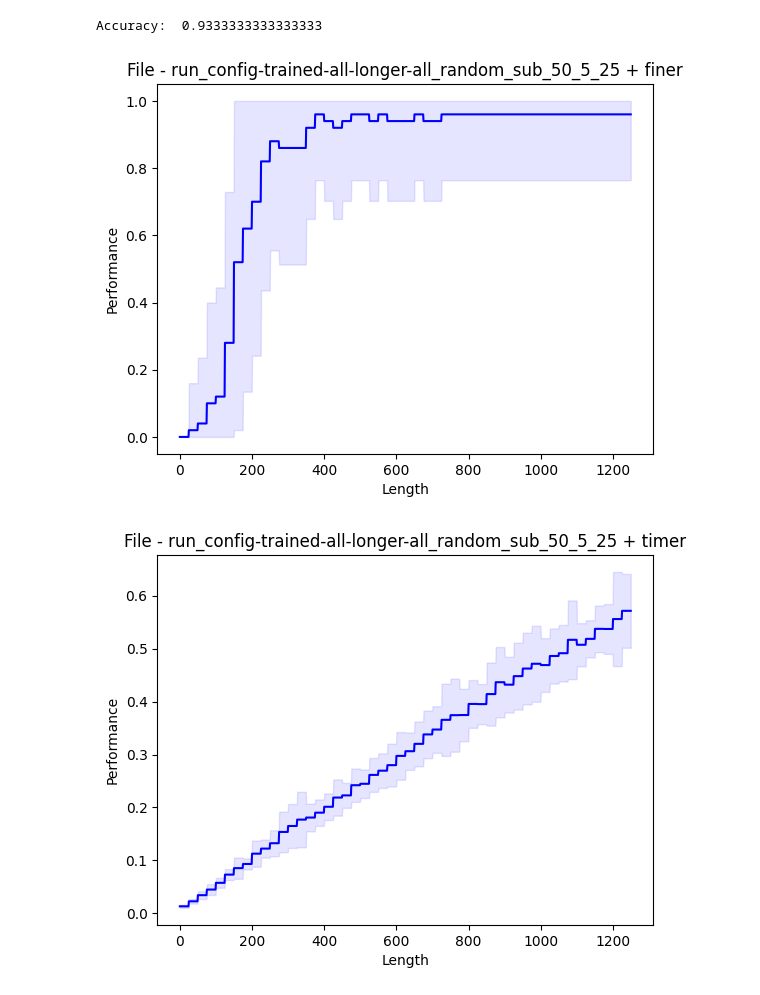
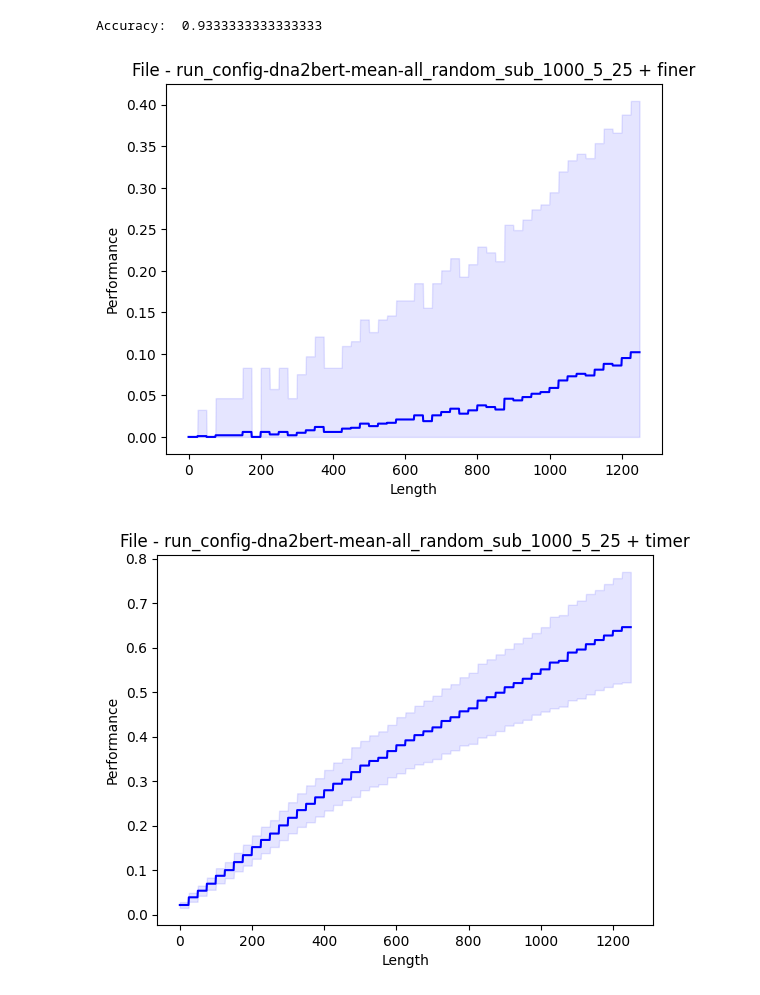
Before and after one commit to KennethEnevoldsen/dna2vec, a Jupyter notebook: evaluate/test_permutes.ipynb, the cells around one changed output. Drawn from its saved outputs; the diff is of its cells as text; code cells hidden in the pictures.

```diff
--- a/evaluate/test_permutes.ipynb
+++ b/evaluate/test_permutes.ipynb
@@ -23,9 +23,10 @@ print("Accuracy: ", np.sum(responses["finer"][:, 800:1000])/(200*responses["fine
 # %% [output]
 Accuracy:  0.9333333333333333
 # %%
-plot_stability("run_config-trained-all-longer-all_random_sub_50_5_25")
+#plot_stability("run_config-trained-all-longer-all_random_sub_1000_5_25")
+plot_stability("run_config-dna2bert-mean-all_random_sub_1000_5_25")
 #plot_stability("run_config-dna2bert-all_random_sub_50_5_25")
-#plot_stability("run_config-dna2bert-all_random_sub_50_25_25")
+#plot_stability("run_config-dna2bert-all_random_sub_50_25_25"d)
 # %% [output]
-[figure, old version]
+[figure, new version]
-[figure, old version]
+[figure, new version]
```
Also changed, not shown: parts of 1 cell of this notebook, 4 other files.
